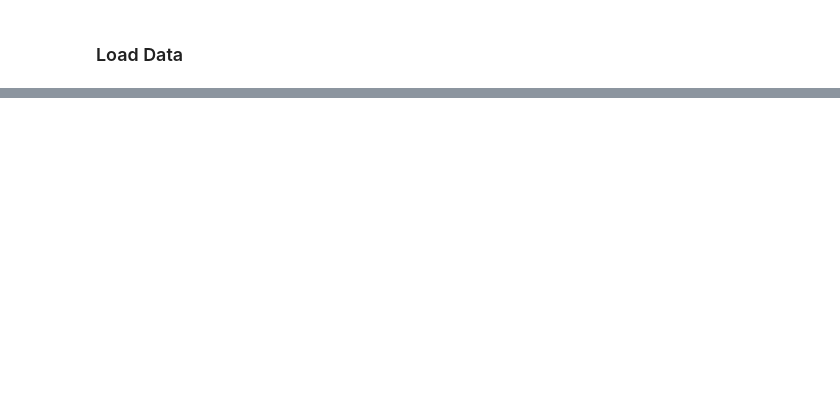
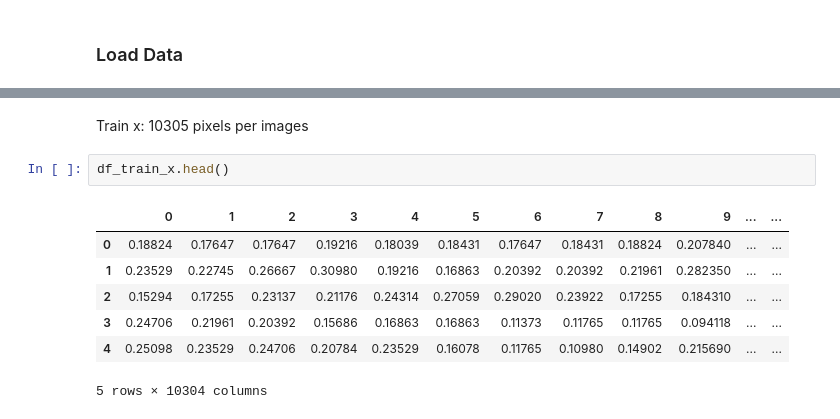
Before and after one commit to Maxabi/Faces-Classificator, a Jupyter notebook: src/exam.ipynb, the cells around one changed output, grey strips where cells are left out. Cells and saved outputs as stored; diff of their text form; blank space fills up the shorter version.

```diff
--- a/src/exam.ipynb
+++ b/src/exam.ipynb
@@ -30,0 +56,12 @@ PATH_TRAIN_Y = "Faces_Train_Labels.csv"
+# %% [markdown]
+Train x: 10305 pixels per images
+# %%
+df_train_x.head()
+# %% [output]
+|  | 0 | 1 | 2 | 3 | 4 | 5 | 6 | 7 | 8 | 9 | ... | ... |
+| 0 | 0.18824 | 0.17647 | 0.17647 | 0.19216 | 0.18039 | 0.18431 | 0.17647 | 0.18431 | 0.18824 | 0.207840 | ... | ... |
+| 1 | 0.23529 | 0.22745 | 0.26667 | 0.30980 | 0.19216 | 0.16863 | 0.20392 | 0.20392 | 0.21961 | 0.282350 | ... | ... |
+| 2 | 0.15294 | 0.17255 | 0.23137 | 0.21176 | 0.24314 | 0.27059 | 0.29020 | 0.23922 | 0.17255 | 0.184310 | ... | ... |
+| 3 | 0.24706 | 0.21961 | 0.20392 | 0.15686 | 0.16863 | 0.16863 | 0.11373 | 0.11765 | 0.11765 | 0.094118 | ... | ... |
+| 4 | 0.25098 | 0.23529 | 0.24706 | 0.20784 | 0.23529 | 0.16078 | 0.11765 | 0.10980 | 0.14902 | 0.215690 | ... | ... |
+5 rows × 10304 columns
```
Also changed, not shown: parts of 35 cells of this notebook, 1 other file.
